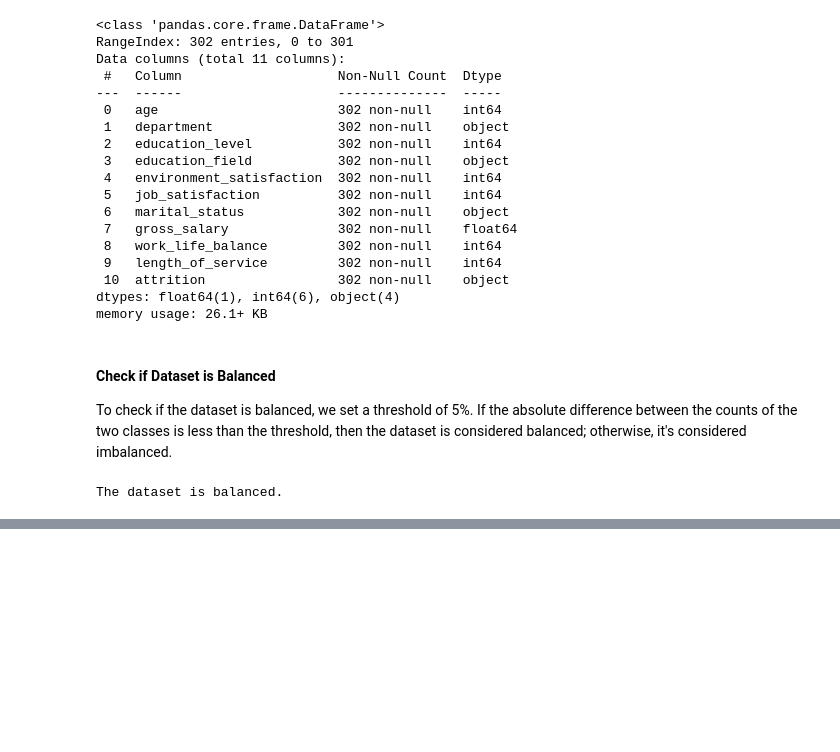
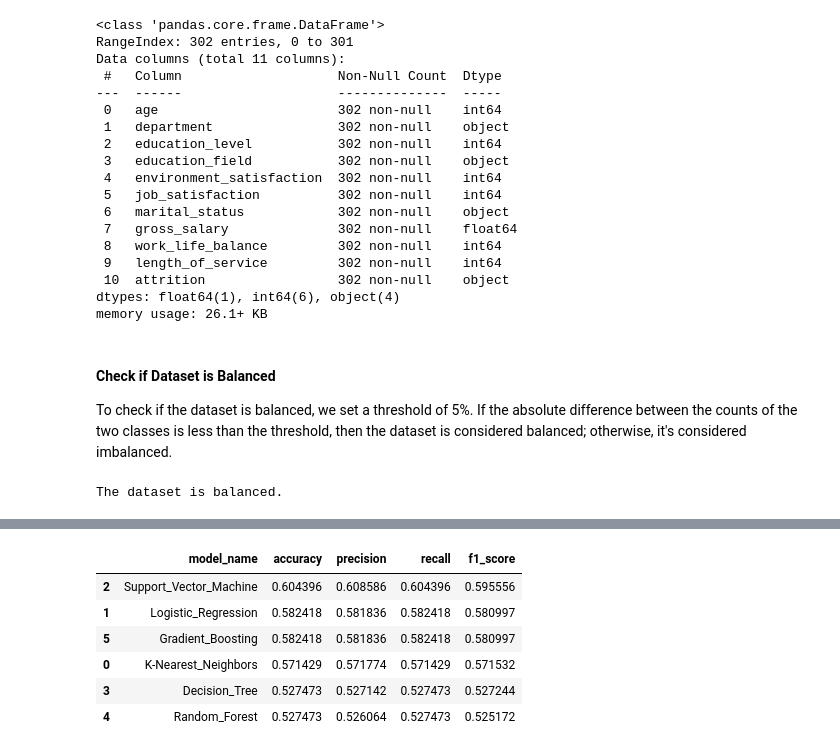
Before and after one commit to AndyMortey/Employee-Attrition-Predictor, a Jupyter notebook: notebook.ipynb, the cells around one changed output, grey strips where cells are left out. Saved outputs shown, nothing was run; the diff lists cells and outputs as text; code cells hidden in the pictures; blank space fills up the shorter version.

```diff
--- a/notebook.ipynb
+++ b/notebook.ipynb
@@ -872,0 +497,15 @@ array([[24,  8],
+# %%
+#Instantiate encoder
+encoder = LabelEncoder()
+
+#Encode y_train
+y_train_encoded = encoder.fit_transform(y_train)
+
+#Encode y_test
+y_eval_encoded = encoder.transform(y_eval)
+# %%
+#Get categorical columns
+categorical_columns = X.select_dtypes('object').columns
+
+#Get numerical columns
+numerical_columns = X.select_dtypes('number').columns
@@ -872,0 +583,11 @@ array([[24,  8],
+# %%
+#Display the metrics_output
+metrics_output.sort_values(ascending=False, by='f1_score')
+# %% [output]
+|  | model_name | accuracy | precision | recall | f1_score |
+| 2 | Support_Vector_Machine | 0.604396 | 0.608586 | 0.604396 | 0.595556 |
+| 1 | Logistic_Regression | 0.582418 | 0.581836 | 0.582418 | 0.580997 |
+| 5 | Gradient_Boosting | 0.582418 | 0.581836 | 0.582418 | 0.580997 |
+| 0 | K-Nearest_Neighbors | 0.571429 | 0.571774 | 0.571429 | 0.571532 |
+| 3 | Decision_Tree | 0.527473 | 0.527142 | 0.527473 | 0.527244 |
+| 4 | Random_Forest | 0.527473 | 0.526064 | 0.527473 | 0.525172 |
```
Also changed, not shown: parts of 59 cells of this notebook.
